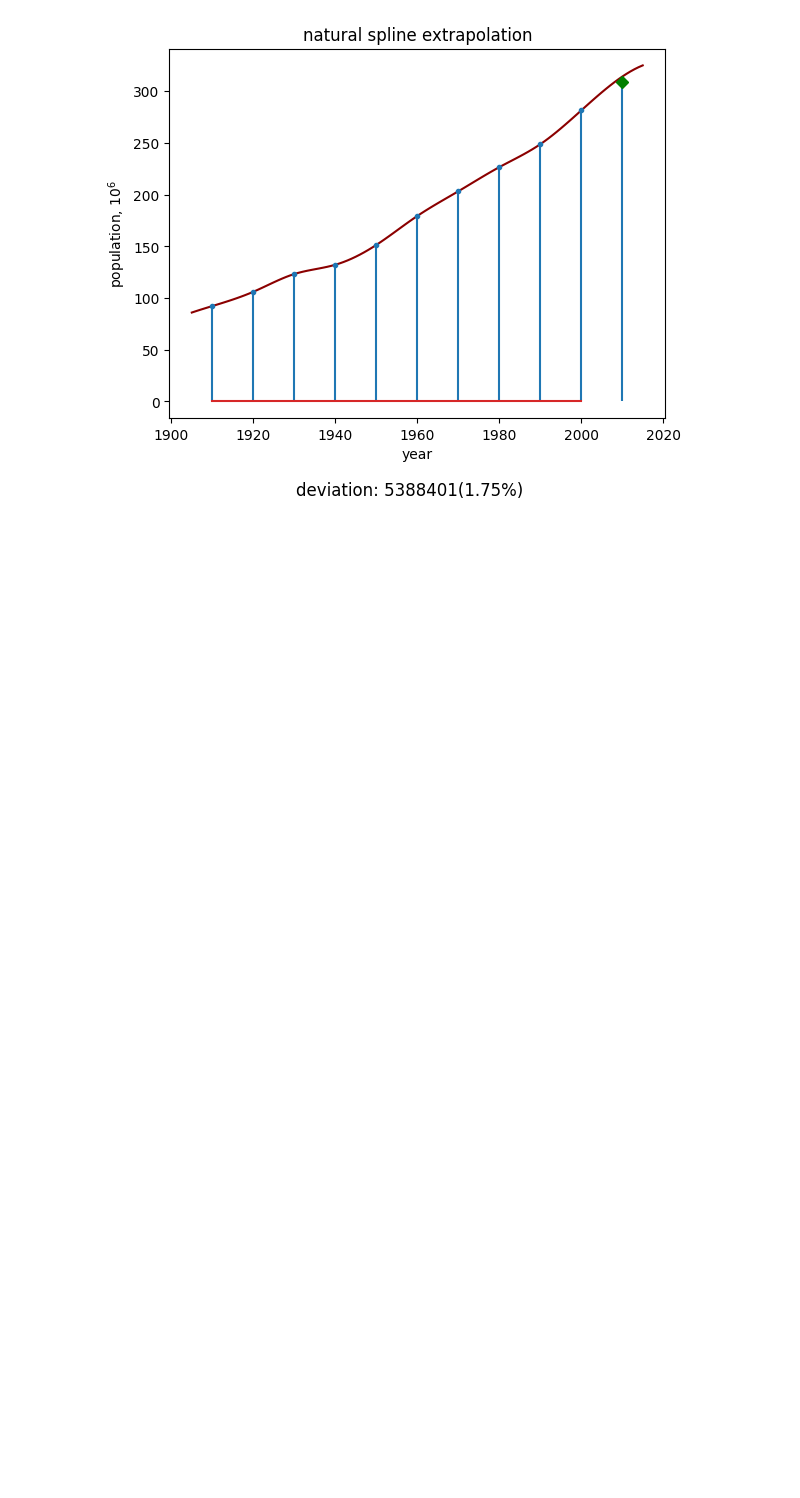
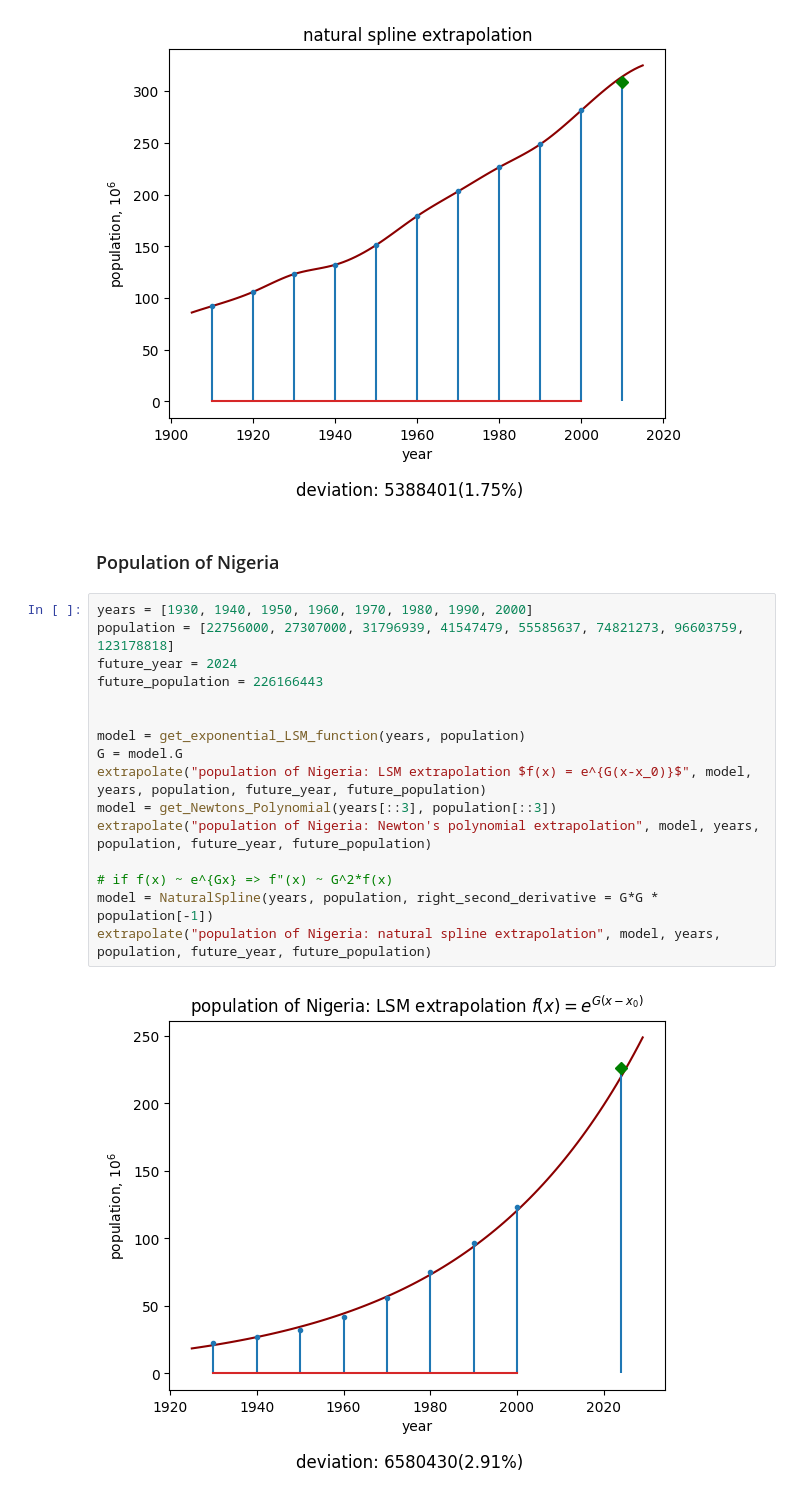
Before and after one commit to VoyakaGOD/computational-mathematics, a Jupyter notebook: extrapolation.ipynb, the cells around one changed output. Cells and saved outputs as stored; diff of their text form; blank space fills up the shorter version.

Commit message:
extrapolation of population of Nigeria

```diff
--- a/extrapolation.ipynb
+++ b/extrapolation.ipynb
@@ -148,3 +148,23 @@ model = NaturalSpline(years, population)
 extrapolate("natural spline extrapolation", model, years, population, future_year, future_population)
 # %% [output]
 [figure]
+# %% [markdown]
+### Population of Nigeria
+# %%
+years = [1930, 1940, 1950, 1960, 1970, 1980, 1990, 2000]
+population = [22756000, 27307000, 31796939, 41547479, 55585637, 74821273, 96603759, 123178818]
+future_year = 2024
+future_population = 226166443
+
+
+model = get_exponential_LSM_function(years, population)
+G = model.G
+extrapolate("population of Nigeria: LSM extrapolation $f(x) = e^{G(x-x_0)}$", model, years, population, future_year, future_population)
+model = get_Newtons_Polynomial(years[::3], population[::3])
+extrapolate("population of Nigeria: Newton's polynomial extrapolation", model, years, population, future_year, future_population)
+
+# if f(x) ~ e^{Gx} => f"(x) ~ G^2*f(x)
+model = NaturalSpline(years, population, right_second_derivative = G*G * population[-1])
+extrapolate("population of Nigeria: natural spline extrapolation", model, years, population, future_year, future_population)
+# %% [output]
+[figure, added]
```
Also changed, not shown: parts of 1 cell of this notebook, 2 other files.
